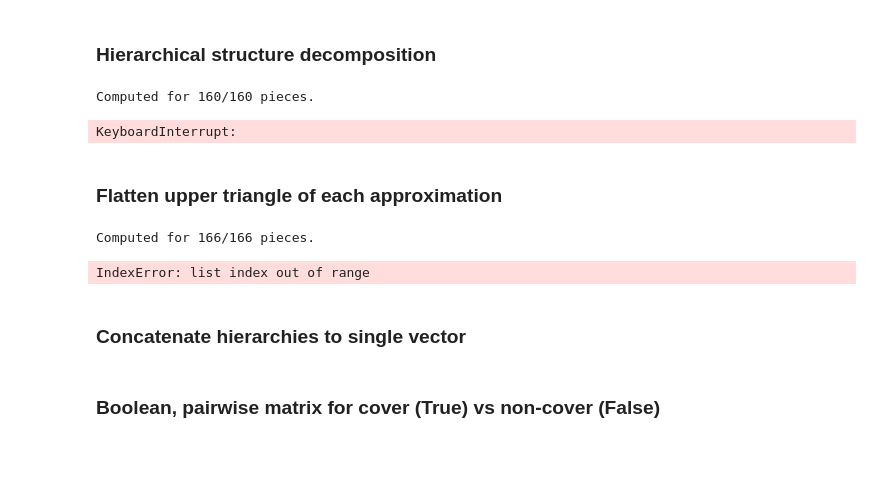
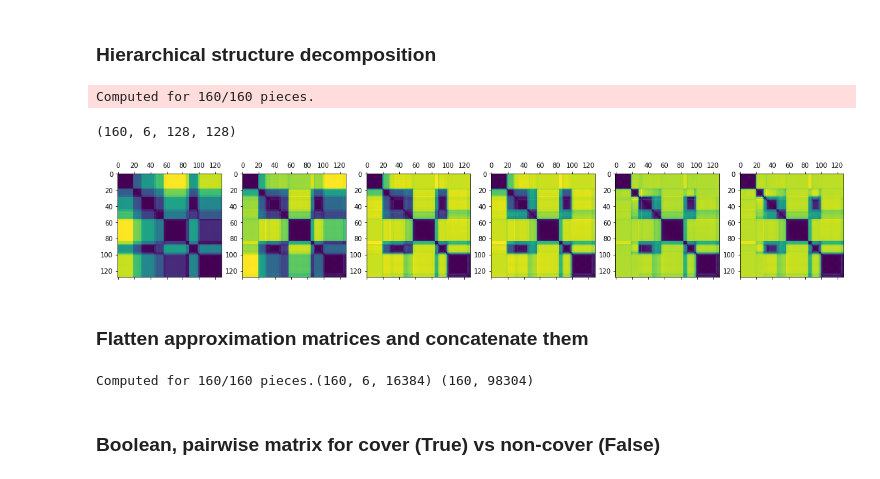
Before and after one commit to chrispla/structure_representation, a Jupyter notebook: structure_comparison/covers80/comparison.ipynb, the cells around one changed output. Cells and saved outputs as stored; diff of their text form; code cells hidden in the pictures; blank space fills up the shorter version.

Commit message:
fix flattening and concat

```diff
--- a/structure_comparison/covers80/comparison.ipynb
+++ b/structure_comparison/covers80/comparison.ipynb
@@ -60,8 +60,8 @@ Loaded 160/160 pieces.
 ### Hierarchical structure decomposition
 # %%
 #CQT config
-BINS_PER_OCTAVE = 12
-N_OCTAVES = 5
+BINS_PER_OCTAVE = 12*3
+N_OCTAVES = 7
 
 #Approximations
 kmin = 2
@@ -105,7 +105,9 @@ for i in range(file_no):
 
     A = mu * Rf + (1 - mu) * R_path
 
-    L = scipy.sparse.csgraph.laplacian(A, normed=True)
+    A_d = cv2.resize(A, (128,128))
+
+    L = scipy.sparse.csgraph.laplacian(A_d, normed=True)
 
     #eigendecomposition
     evals, evecs = scipy.linalg.eigh(L)
@@ -120,26 +122,44 @@ for i in range(file_no):
         dist_set.append(distance)
     all_struct.append(dist_set)
 
-    sys.stdout.write("\rComputed for %i/%s pieces." % ((f+1), str(file_no)))
+    sys.stdout.write("\rComputed for %i/%s pieces." % ((i+1), str(file_no)))
     sys.stdout.flush()
 # %% [output]
 Computed for 160/160 pieces.
-KeyboardInterrupt:
-# %% [markdown]
-### Flatten upper triangle of each approximation
+# %%
+all_struct = np.asarray(all_struct)
+print(all_struct.shape)
+# %% [output]
+(160, 6, 128, 128)
+# %%
+fig, axs = plt.subplots(1, kmax-kmin, figsize=(20, 20))
+for i in range(kmax-kmin):
+    axs[i].matshow(all_struct[5][i])
+plt.show()
+# %% [output]
+[figure, added]
+# %% [markdown]
+### Flatten approximation matrices and concatenate them
 # %%
 all_flat = []
+all_merged = []
+
 for i in range(file_no):
-    all_flat.append([])
+
+    flat_approximations = []
+    merged_approximations = np.empty((0))
+
     for j in range(kmax-kmin):
-        all_flat[i].append((all_struct[i][j])[np.triu_indices(all_struct[i][j].shape[0])])
+        flat_approximations.append(all_struct[i][j].flatten())
+        merged_approximations = np.concatenate((merged_approximations, flat_approximations[j]))
+    all_flat.append(np.asarray(flat_approximations))
+    all_merged.append(merged_approximations)
+
     sys.stdout.write("\rComputed for %i/%s pieces." % ((f+1), str(file_no)))
     sys.stdout.flush()
 
 all_flat = np.asarray(all_flat)
-print(all_flat.shape)
+all_merged = np.asarray(all_merged)
+print(all_flat.shape, all_merged.shape)
 # %% [output]
-Computed for 166/166 pieces.
+Computed for 160/160 pieces.(160, 6, 16384) (160, 98304)
-IndexError: list index out of range
-# %% [markdown]
-### Concatenate hierarchies to single vector
```
Also changed, not shown: parts of 2 cells of this notebook.
